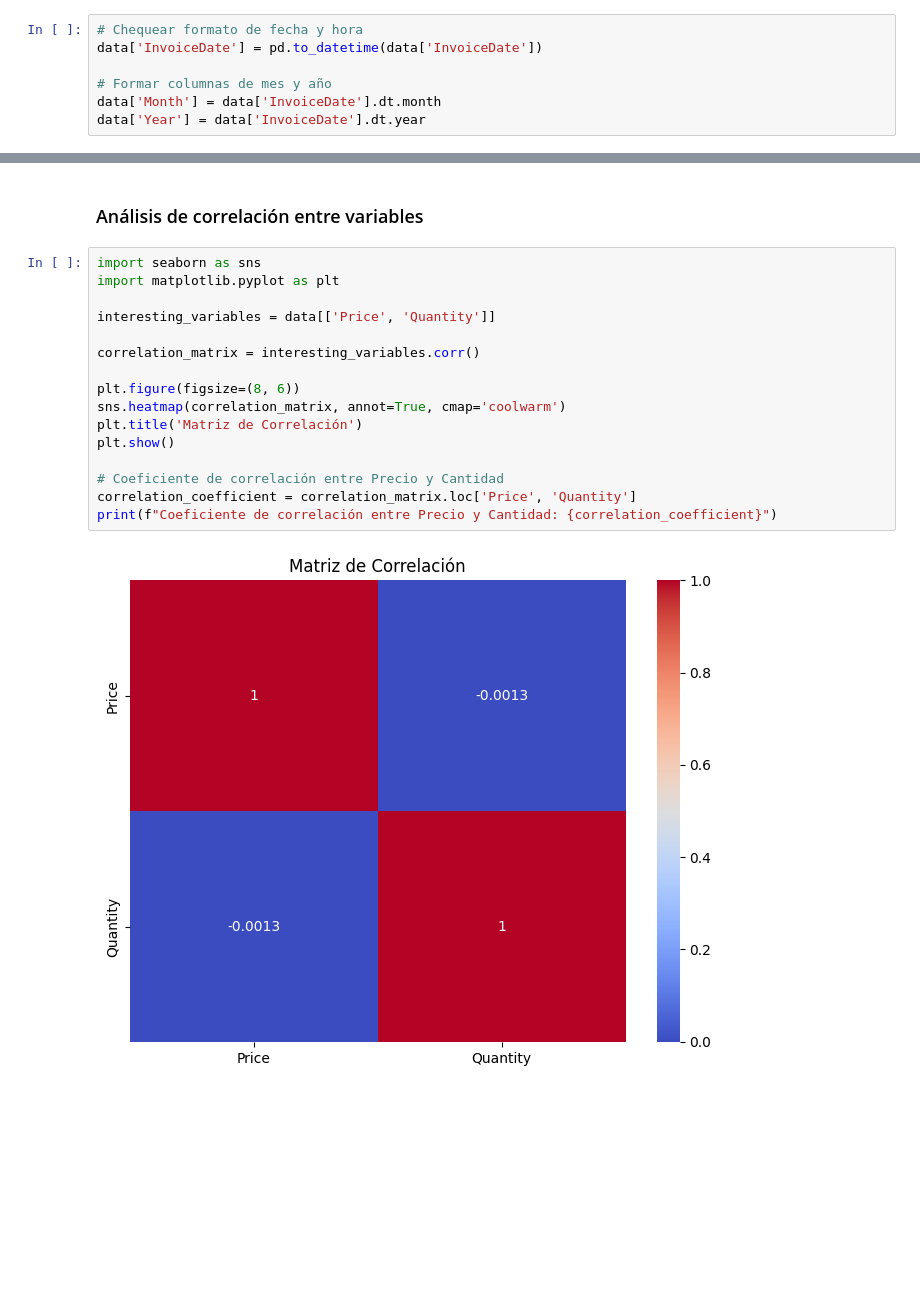
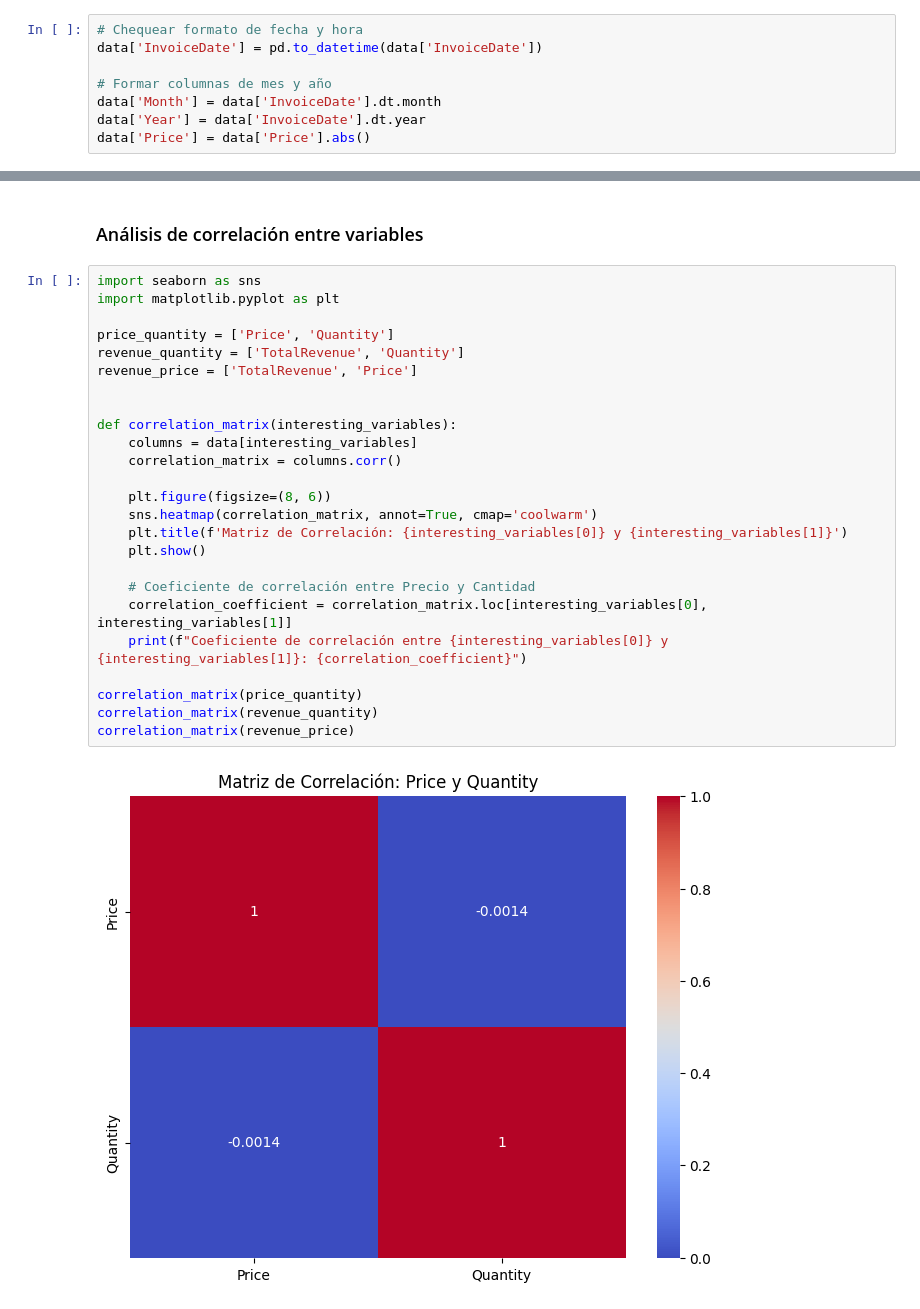
Before and after one commit to andresfeliper3/data_analysis_pandas, a Jupyter notebook: data_analysis.ipynb, the cells around one changed output, grey strips where cells are left out. Cells and saved outputs as stored; diff of their text form; blank space fills up the shorter version.

```diff
--- a/data_analysis.ipynb
+++ b/data_analysis.ipynb
@@ -74,3 +40,4 @@ data['InvoiceDate'] = pd.to_datetime(data['InvoiceDate'])
 # Formar columnas de mes y año
 data['Month'] = data['InvoiceDate'].dt.month
 data['Year'] = data['InvoiceDate'].dt.year
+data['Price'] = data['Price'].abs()
@@ -183,18 +215,27 @@ Se evidencia picos considerables de ventas en noviembre tanto de 2010 como de 20
 # %%
 import seaborn as sns
 import matplotlib.pyplot as plt
 
-interesting_variables = data[['Price', 'Quantity']]
+price_quantity = ['Price', 'Quantity']
+revenue_quantity = ['TotalRevenue', 'Quantity']
+revenue_price = ['TotalRevenue', 'Price']
 
-correlation_matrix = interesting_variables.corr()
 
-plt.figure(figsize=(8, 6))
-sns.heatmap(correlation_matrix, annot=True, cmap='coolwarm')
-plt.title('Matriz de Correlación')
-plt.show()
+def correlation_matrix(interesting_variables):
+    columns = data[interesting_variables]
+    correlation_matrix = columns.corr()
 
-# Coeficiente de correlación entre Precio y Cantidad
-correlation_coefficient = correlation_matrix.loc['Price', 'Quantity']
-print(f"Coeficiente de correlación entre Precio y Cantidad: {correlation_coefficient}")
+    plt.figure(figsize=(8, 6))
+    sns.heatmap(correlation_matrix, annot=True, cmap='coolwarm')
+    plt.title(f'Matriz de Correlación: {interesting_variables[0]} y {interesting_variables[1]}')
+    plt.show()
+
+    # Coeficiente de correlación entre Precio y Cantidad
+    correlation_coefficient = correlation_matrix.loc[interesting_variables[0], interesting_variables[1]]
+    print(f"Coeficiente de correlación entre {interesting_variables[0]} y {interesting_variables[1]}: {correlation_coefficient}")
+
+correlation_matrix(price_quantity)
+correlation_matrix(revenue_quantity)
+correlation_matrix(revenue_price)
 # %% [output]
-[figure, old version]
+[figure, new version]
```
Also changed, not shown: parts of 16 cells of this notebook.
